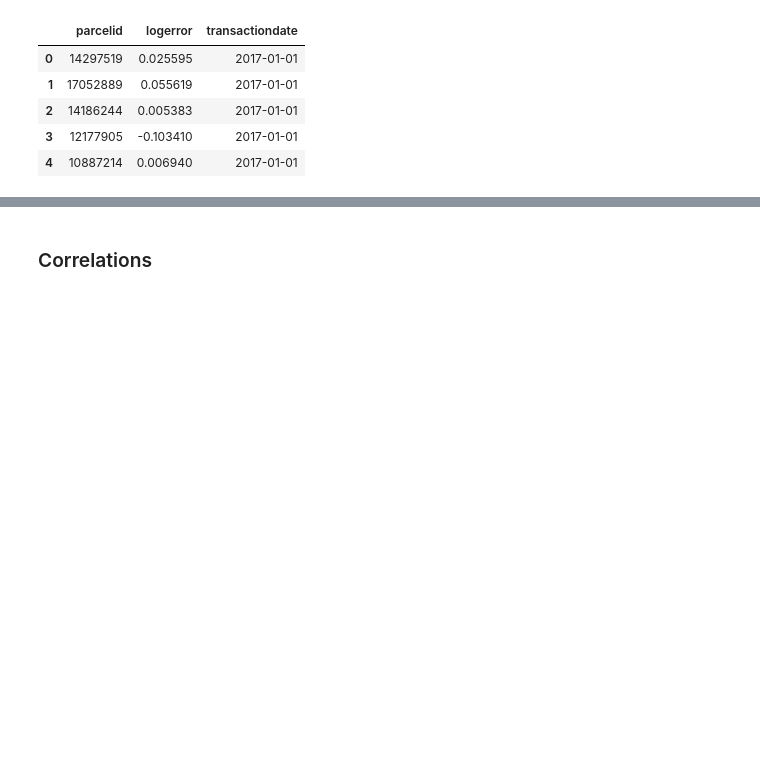
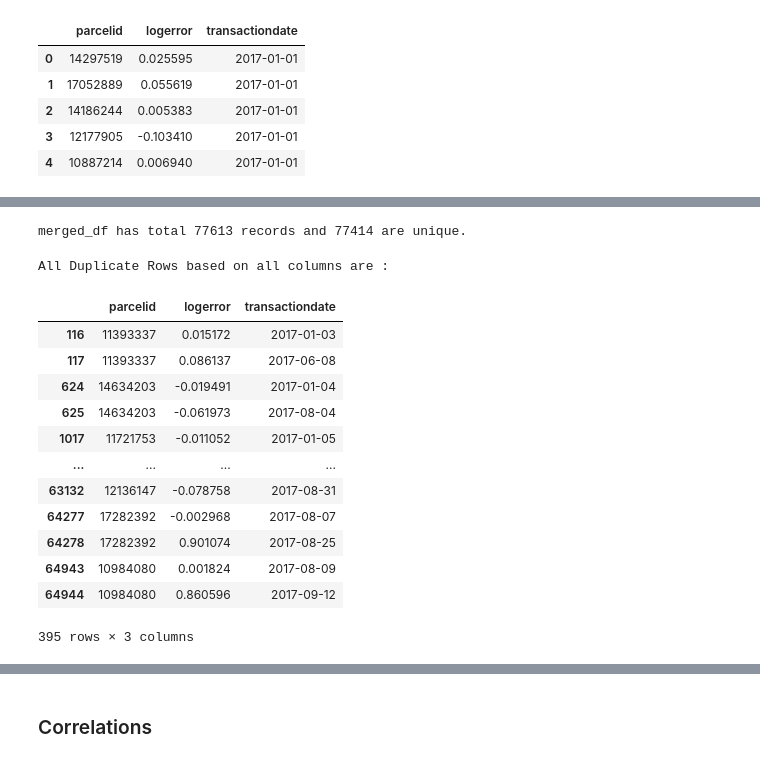
Before and after one commit to RuieX/Data-and-Web-Mining-project, a Jupyter notebook: project/src/notebooks/feature_engineering.ipynb, the cells around one changed output, grey strips where cells are left out. Saved outputs shown, nothing was run; the diff lists cells and outputs as text; code cells hidden in the pictures; blank space fills up the shorter version.

```diff
--- a/project/src/notebooks/feature_engineering.ipynb
+++ b/project/src/notebooks/feature_engineering.ipynb
@@ -108,0 +122,24 @@ final_df.shape
+# %%
+get_unique("merged_df",train_2017["parcelid"])
+# %% [output]
+merged_df has total 77613 records and 77414 are unique.
+# %%
+#da cancellare
+duplicateRowsDF = train_2017[train_2017.duplicated(["parcelid"],keep=False)]
+print("All Duplicate Rows based on all columns are :")
+pd.DataFrame(duplicateRowsDF)
+# %% [output]
+All Duplicate Rows based on all columns are :
+|  | parcelid | logerror | transactiondate |
+| 116 | 11393337 | 0.015172 | 2017-01-03 |
+| 117 | 11393337 | 0.086137 | 2017-06-08 |
+| 624 | 14634203 | -0.019491 | 2017-01-04 |
+| 625 | 14634203 | -0.061973 | 2017-08-04 |
+| 1017 | 11721753 | -0.011052 | 2017-01-05 |
+| ... | ... | ... | ... |
+| 63132 | 12136147 | -0.078758 | 2017-08-31 |
+| 64277 | 17282392 | -0.002968 | 2017-08-07 |
+| 64278 | 17282392 | 0.901074 | 2017-08-25 |
+| 64943 | 10984080 | 0.001824 | 2017-08-09 |
+| 64944 | 10984080 | 0.860596 | 2017-09-12 |
+395 rows × 3 columns
```
Also changed, not shown: parts of 87 cells of this notebook, 1 other file.
